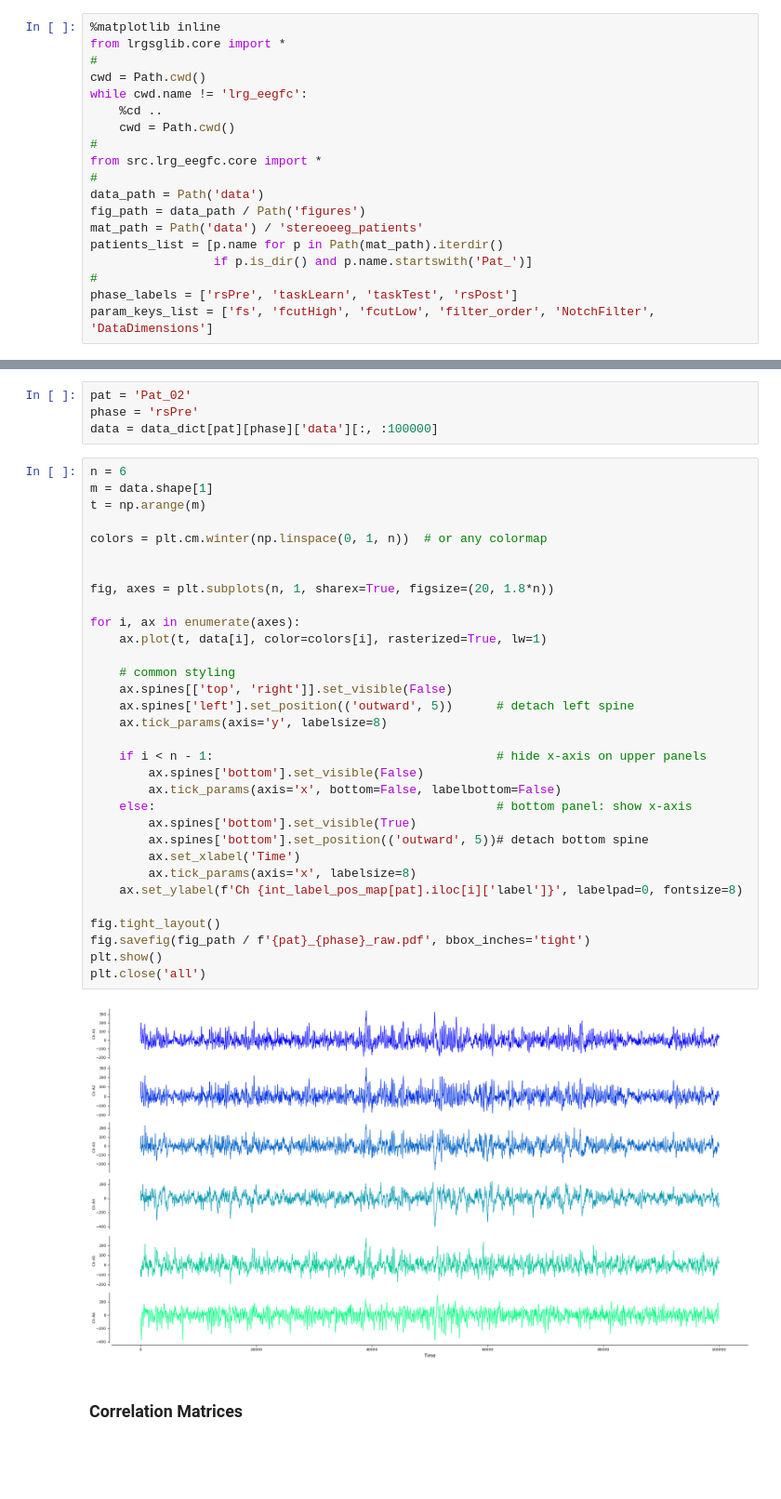
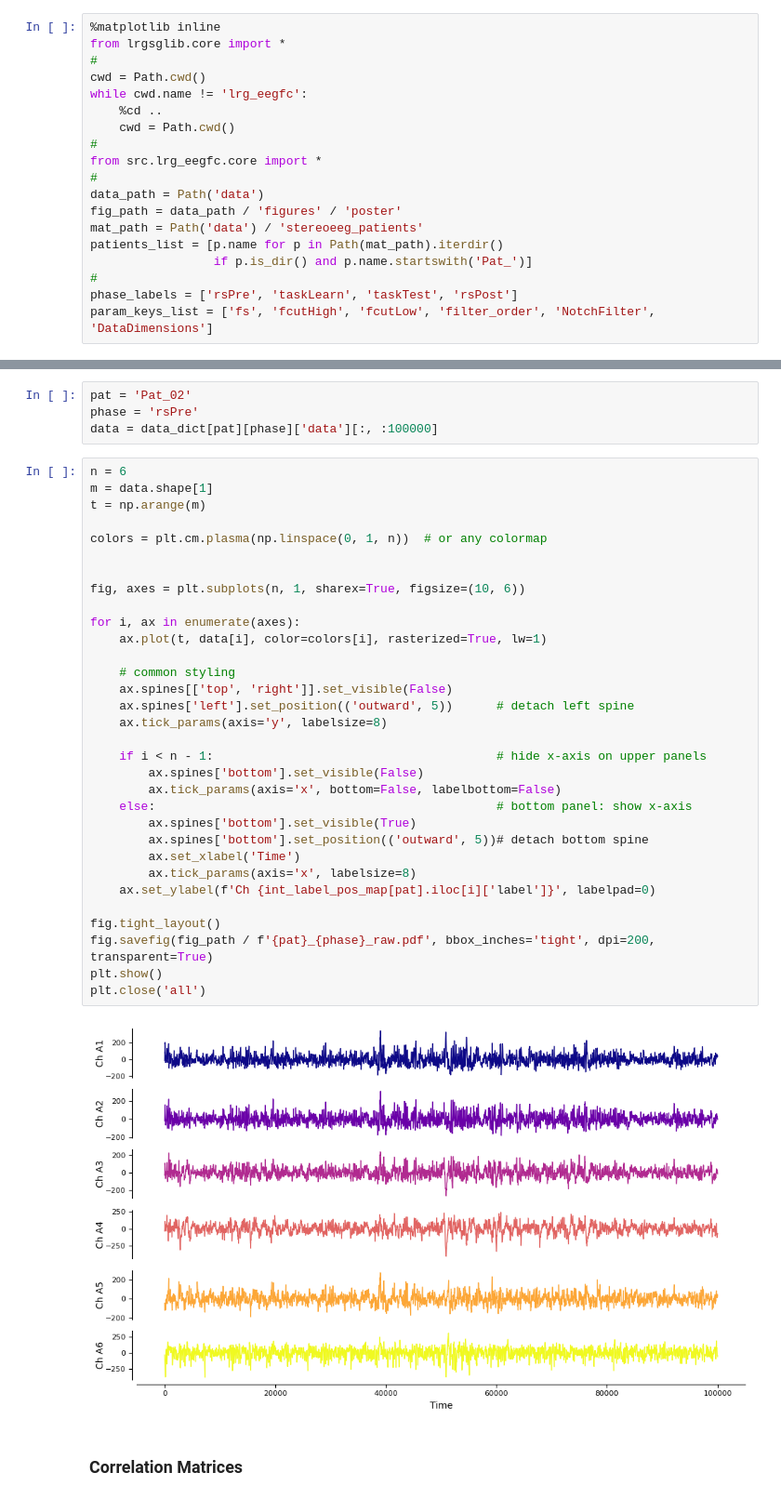
Before and after one commit to giulioiannelli/lrg_eegfc, a Jupyter notebook: ipynb/poster01.ipynb, the cells around one changed output, grey strips where cells are left out. Shown at 93% size. Drawn from its saved outputs; the diff is of its cells as text; blank space fills up the shorter version.

```diff
--- a/ipynb/poster01.ipynb
+++ b/ipynb/poster01.ipynb
@@ -10,7 +10,7 @@ while cwd.name != 'lrg_eegfc':
 from src.lrg_eegfc.core import *
 #
 data_path = Path('data')
-fig_path = data_path / Path('figures')
+fig_path = data_path / 'figures' / 'poster'
 mat_path = Path('data') / 'stereoeeg_patients'
 patients_list = [p.name for p in Path(mat_path).iterdir()
                  if p.is_dir() and p.name.startswith('Pat_')]
@@ -75,37 +73,37 @@ data = data_dict[pat][phase]['data'][:, :100000]
 # %%
 n = 6
 m = data.shape[1]
 t = np.arange(m)
 
-colors = plt.cm.winter(np.linspace(0, 1, n))  # or any colormap
+colors = plt.cm.plasma(np.linspace(0, 1, n))  # or any colormap
 
 
-fig, axes = plt.subplots(n, 1, sharex=True, figsize=(20, 1.8*n))
+fig, axes = plt.subplots(n, 1, sharex=True, figsize=(10, 6))
 
 for i, ax in enumerate(axes):
     ax.plot(t, data[i], color=colors[i], rasterized=True, lw=1)
 
     # common styling
     ax.spines[['top', 'right']].set_visible(False)
     ax.spines['left'].set_position(('outward', 5))      # detach left spine
     ax.tick_params(axis='y', labelsize=8)
 
     if i < n - 1:                                       # hide x-axis on upper panels
         ax.spines['bottom'].set_visible(False)
         ax.tick_params(axis='x', bottom=False, labelbottom=False)
     else:                                               # bottom panel: show x-axis
         ax.spines['bottom'].set_visible(True)
         ax.spines['bottom'].set_position(('outward', 5))# detach bottom spine
         ax.set_xlabel('Time')
         ax.tick_params(axis='x', labelsize=8)
-    ax.set_ylabel(f'Ch {int_label_pos_map[pat].iloc[i]['label']}', labelpad=0, fontsize=8)
+    ax.set_ylabel(f'Ch {int_label_pos_map[pat].iloc[i]['label']}', labelpad=0)
 
 fig.tight_layout()
-fig.savefig(fig_path / f'{pat}_{phase}_raw.pdf', bbox_inches='tight')
+fig.savefig(fig_path / f'{pat}_{phase}_raw.pdf', bbox_inches='tight', dpi=200, transparent=True)
 plt.show()
 plt.close('all')
 # %% [output]
-[figure, old version]
+[figure, new version]
 # %% [markdown]
 ### Correlation Matrices
 # %%
```
Also changed, not shown: parts of 5 cells of this notebook, 15 other files.
